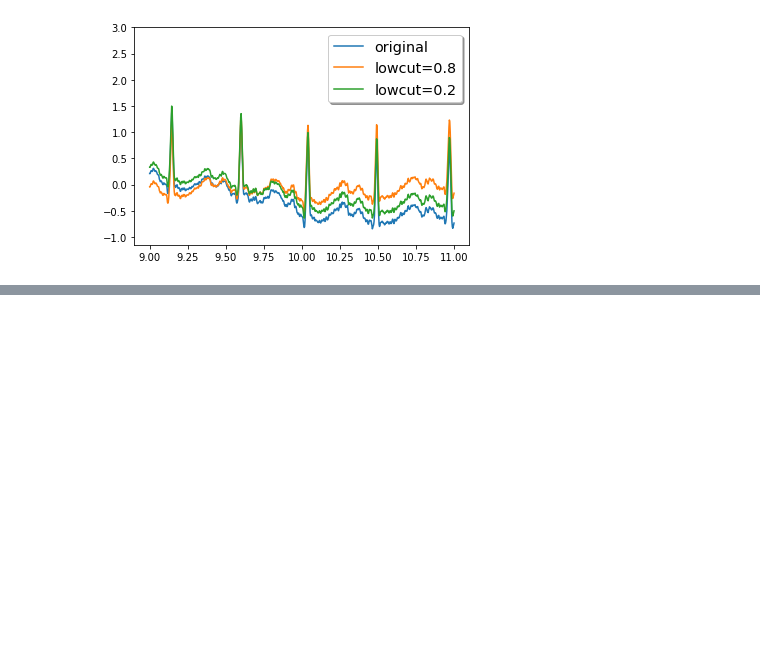
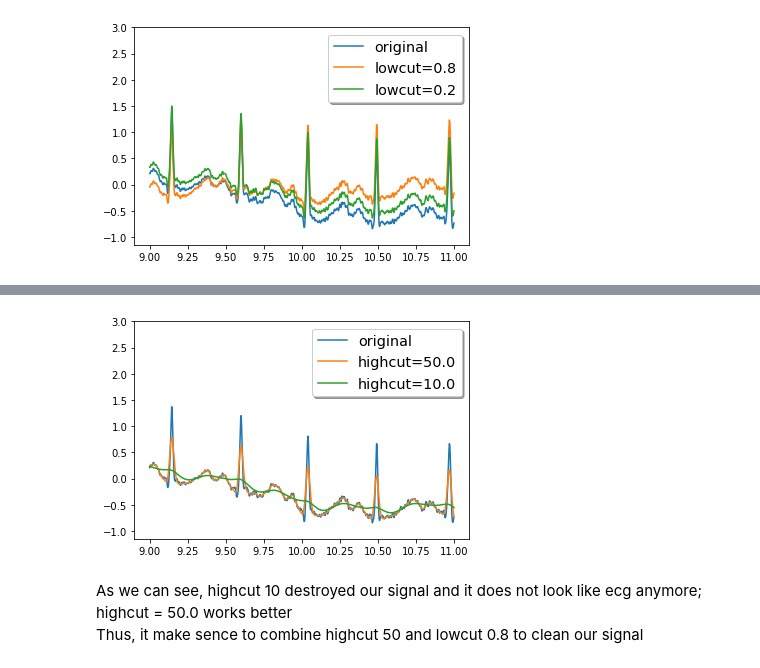
Before and after one commit to aovladi/cs697, a Jupyter notebook: CS480_Assignment_1.ipynb, the cells around one changed output, grey strips where cells are left out. Cells and saved outputs as stored; diff of their text form; code cells hidden in the pictures; blank space fills up the shorter version.

```diff
--- a/CS480_Assignment_1.ipynb
+++ b/CS480_Assignment_1.ipynb
@@ -208,15 +221,20 @@ plot = nk.events_plot([waves_peak['ECG_T_Peaks'][:5],
 # %%
-cleaned_high_1 = nk.signal_filter(ecg, highcut=1.0)
-cleaned_high_2 = nk.signal_filter(ecg, highcut= 0.5)
+cleaned_high_1 = nk.signal_filter(ecg, highcut=50.0)
+cleaned_high_2 = nk.signal_filter(ecg, highcut= 10.0)
 # %%
 # Other way to do this
 # please take the sampling rate into account to only plot the range
 # between 9 and 11 seconds
 t = np.arange(9, 11, step = 1. / SAMPLING_RATE)
 fig, ax = plt.subplots()
 ax.plot(t, ecg[9*SAMPLING_RATE:11*SAMPLING_RATE], label='original')
-ax.plot(t, cleaned_high_1[9*SAMPLING_RATE:11*SAMPLING_RATE], label='highcut=1.0')
-ax.plot(t, cleaned_high_2[9*SAMPLING_RATE:11*SAMPLING_RATE], label='highcut=0.5')
+ax.plot(t, cleaned_high_1[9*SAMPLING_RATE:11*SAMPLING_RATE], label='highcut=50.0')
+ax.plot(t, cleaned_high_2[9*SAMPLING_RATE:11*SAMPLING_RATE], label='highcut=10.0')
 plt.ylim(-1.15,3)
 legend = ax.legend(loc='upper right', shadow=True, fontsize='x-large')
 plt.show()
+# %% [output]
+[figure, added]
+# %% [markdown]
+As we can see, highcut 10 destroyed our signal and it does not look like ecg anymore; highcut = 50.0 works better <br>
+Thus, it make sence to combine highcut 50 and lowcut 0.8 to clean our signal
```
Also changed, not shown: parts of 30 cells of this notebook.
